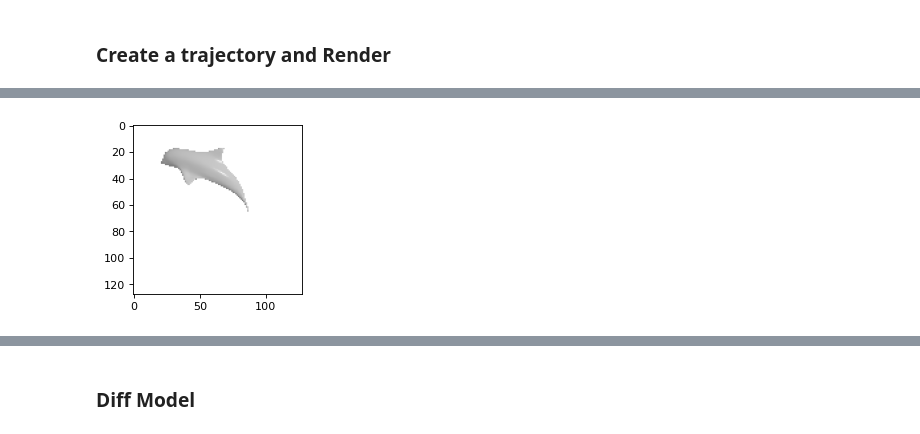
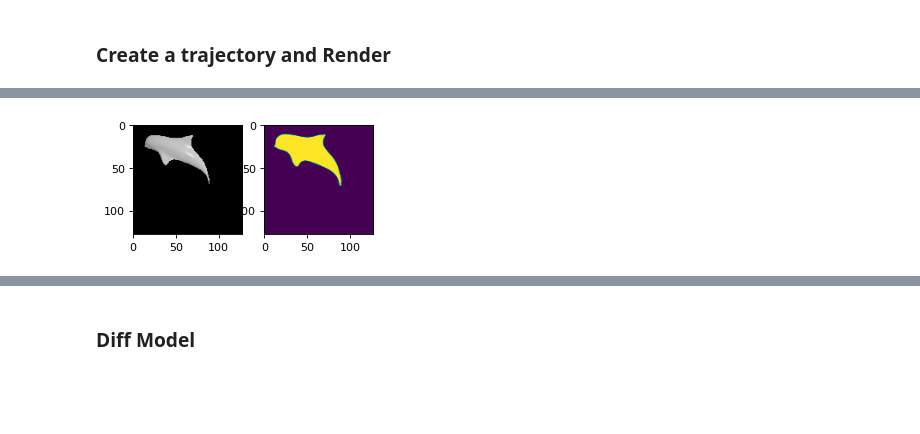
Before and after one commit to alexisbdr/e3d, a Jupyter notebook: diff-render-model.ipynb, the cells around one changed output, grey strips where cells are left out. Saved outputs shown, nothing was run; the diff lists cells and outputs as text; code cells hidden in the pictures; blank space fills up the shorter version.

Commit message:
event based model

```diff
--- a/diff-render-model.ipynb
+++ b/diff-render-model.ipynb
@@ -104,7 +106,7 @@ silhouette_renderer = MeshRenderer(
 raster_settings = RasterizationSettings(
     image_size=128,
     blur_radius=0.0,
-    faces_per_pixel=100,
+    faces_per_pixel=1,
 )
 # We can add a point light in front of the object.
 lights = PointLights(device=device, location=((2.0, 2.0, -2.0),))
@@ -118,3 +122,20 @@ phong_renderer = MeshRenderer(
+# %%
+ON = 254
+OFF = 0
+threshold = 250
+
+def event_renderer(img1, img2):
+
+    diff_frames = img2 - img1
+
+    plt.imshow(diff_frames)
+
+    threshold_diff = (diff_frames < threshold) * diff_frames
+
+    tanh_diff = np.tanh(threshold_diff).astype(np.uint8)
+    tanh_diff = np.where(tanh_diff != 0, ON, OFF)
+
+    return tanh_diff
 # %% [markdown]
 ### Create a trajectory and Render
 # %%
@@ -138,7 +159,7 @@ def cam_trajectory_rotation(num_points: int = 3):
     shape = SphericalSpiral(
         c = 1,
         a = .1,
-        t_min = .2*math.pi,
+        t_min = .25*math.pi,
         t_max=.3*math.pi,
         num_points=num_points)
     #up = torch.tensor([[1., 0., 0.]])
@@ -179,44 +200,43 @@ def cam_trajectory_transform(
 
 def render_trajectory(cam_poses, write_gif=True):
 
-    """
-    output_folder = "./data/renders/"
-
-    silhouette_output = join(output_folder, "camera_simulation_silhouette.gif")
-    silhouette_writer = imageio.get_writer(silhouette_output, mode="I", duration=.2)
-
-    image_output = join(output_folder, "camera_simulation_image.gif")
-    image_writer = imageio.get_writer(image_output, mode="I", duration=.2)
-    """
+    renders = {
+        "shaded": None,
+        "silhouette": None,
+        "events": None
+    }
     render_manager = RenderManager(
-        types=["shaded"],
+        types=list(renders.keys()),
         mesh_name = "teapot"
     )
     # Render the teapot providing the values of R and T.
     R, T = cam_poses
     for num in range(len(R)):
-        #gl_cam = OpenGLPerspectiveCameras(device=device, R=R, T=T)
-        #sf_cam = SfMPerspectiveCameras(device=device, R=R, T=T)
-        #silhouette = silhouette_renderer(meshes_world=teapot_mesh, R=R[num], T=T[num])
-        image_ref = phong_renderer(meshes_world=teapot_mesh, R=R[num], T=T[num])
-
-        #silhouette = silhouette.cpu().numpy()
-        image_ref = image_ref.cpu().numpy()
-        '''
-        plt.figure(figsize=(10, 10))
-        plt.subplot(1, 2, 1)
-        plt.imshow(silhouette.squeeze()[...,3])  # only plot the alpha channel of the RGBA image
-        '''
-        plt.grid(False)
-        plt.subplot(1, 2, 2)
-        plt.imshow(image_ref.squeeze())
-        plt.show()
-
+        if "shaded" in renders.keys():
+            image_ref = phong_renderer(meshes_world=teapot_mesh, R=R[num], T=T[num])
+            image_ref = image_ref.cpu().numpy()
+            plt.subplot(131)
+            plt.imshow(image_ref.squeeze())
+        if "silhouette" in renders.keys():
+            silhouette = silhouette_renderer(meshes_world=teapot_mesh, R=R[num], T=T[num])
+            silhouette = silhouette.cpu().numpy()
+            plt.subplot(132)
+            plt.imshow(silhouette.squeeze()[...,3])  # only plot the alpha channel of the RGBA image
         render_manager.add_images(
             num,
-            {"shaded": image_ref.squeeze()},
+            {"silhouette": silhouette.squeeze(), "shaded": image_ref.squeeze()},
             R[num], T[num])
-
+        if "events" in renders.keys():
+            if num == 0:
+                prev_img = silhouette
+                plt.show()
+                continue
+            event_frame = event_renderer(prev_img.squeeze(), silhouette.squeeze())
+            plt.subplot(133)
+            plt.imshow(event_frame)
+            render_manager.add_event_frame(num, event_frame)
+            prev_img = silhouette
+        plt.show()
     render_manager.close()
     return render_manager
 
@@ -227 +251 @@ shaded
-[figure, old version]
+[figure, new version]
```
Also changed, not shown: parts of 6 cells of this notebook, 3 other files.
